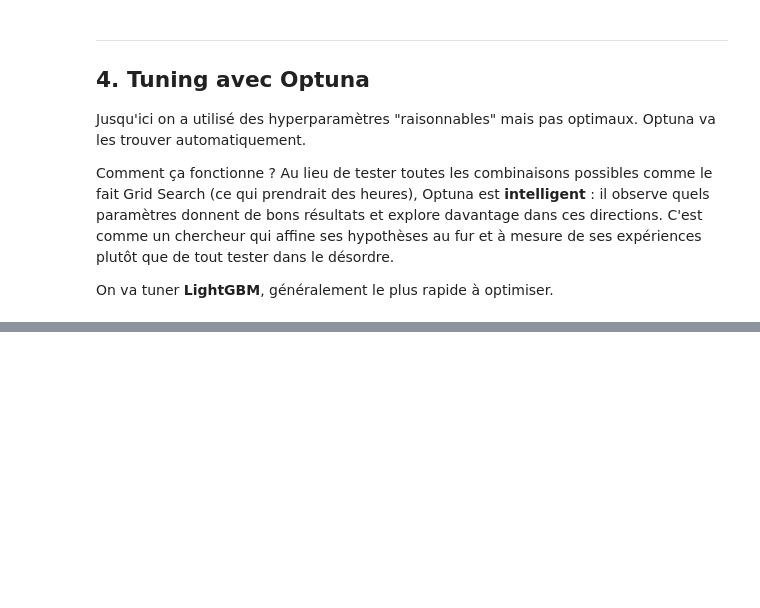
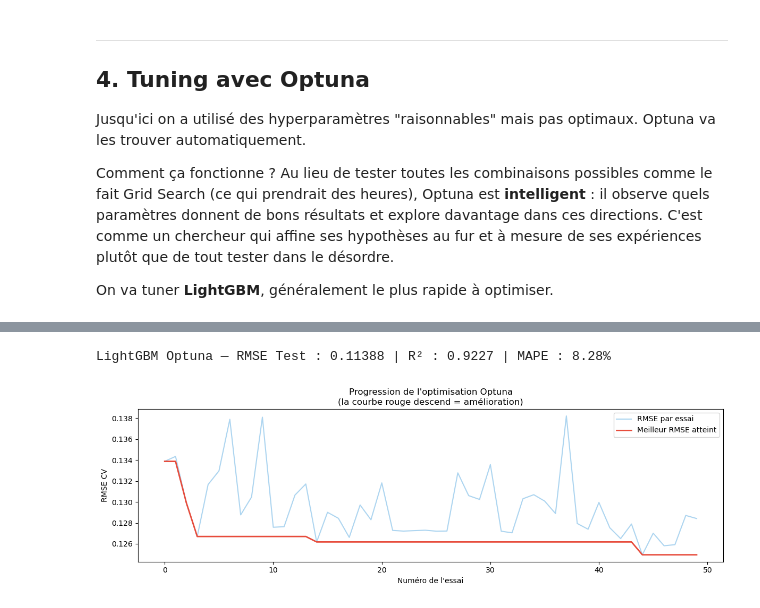
Before and after one commit to DeadlyTalha/ames-housing-eda-ml, a Jupyter notebook: Houses_Prices-Notebook2-boosting.ipynb, the cells around one changed output, grey strips where cells are left out. Drawn from its saved outputs; the diff is of its cells as text; code cells hidden in the pictures; blank space fills up the shorter version.

```diff
--- a/Houses_Prices-Notebook2-boosting.ipynb
+++ b/Houses_Prices-Notebook2-boosting.ipynb
@@ -257,0 +258,26 @@ print(f"\n   RMSE CV optimisée : {study.best_value:.5f}")
+# %%
+# ── Entraînement du modèle optimisé avec les meilleurs paramètres
+best_lgbm = LGBMRegressor(**study.best_params, random_state=42, verbosity=-1, n_jobs=-1)
+best_lgbm.fit(X_train_prep, y_train)
+
+y_pred_optuna = best_lgbm.predict(X_test_prep)
+optuna_rmse   = np.sqrt(mean_squared_error(y_test, y_pred_optuna))
+optuna_r2     = r2_score(y_test, y_pred_optuna)
+optuna_mape   = np.mean(np.abs((np.expm1(y_test) - np.expm1(y_pred_optuna)) / np.expm1(y_test))) * 100
+
+print(f"LightGBM Optuna — RMSE Test : {optuna_rmse:.5f} | R² : {optuna_r2:.4f} | MAPE : {optuna_mape:.2f}%")
+
+# ── Visualisation de la progression d'Optuna
+trial_values = [t.value for t in study.trials]
+plt.figure(figsize=(12, 4))
+plt.plot(trial_values, alpha=0.4, color='#3498db', label='RMSE par essai')
+plt.plot(pd.Series(trial_values).cummin(), color='#e74c3c', linewidth=2, label='Meilleur RMSE atteint')
+plt.xlabel('Numéro de l\'essai')
+plt.ylabel('RMSE CV')
+plt.title('Progression de l\'optimisation Optuna\n(la courbe rouge descend = amélioration)')
+plt.legend()
+plt.tight_layout()
+plt.show()
+# %% [output]
+LightGBM Optuna — RMSE Test : 0.11388 | R² : 0.9227 | MAPE : 8.28%
+[figure, added]
```
Also changed, not shown: parts of 8 cells of this notebook.
